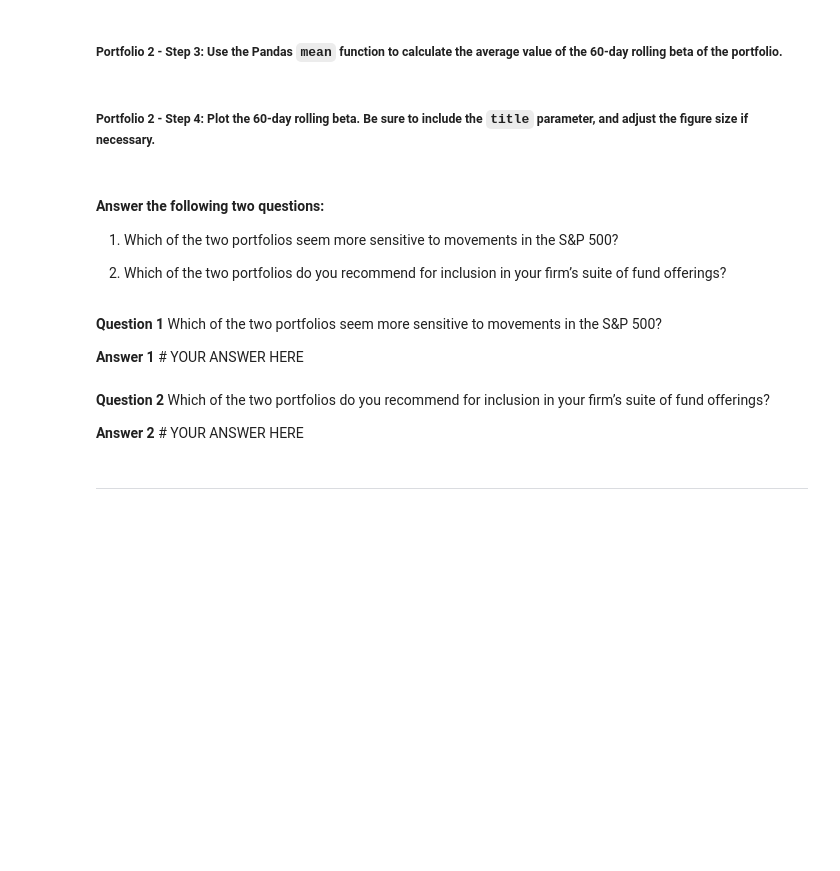
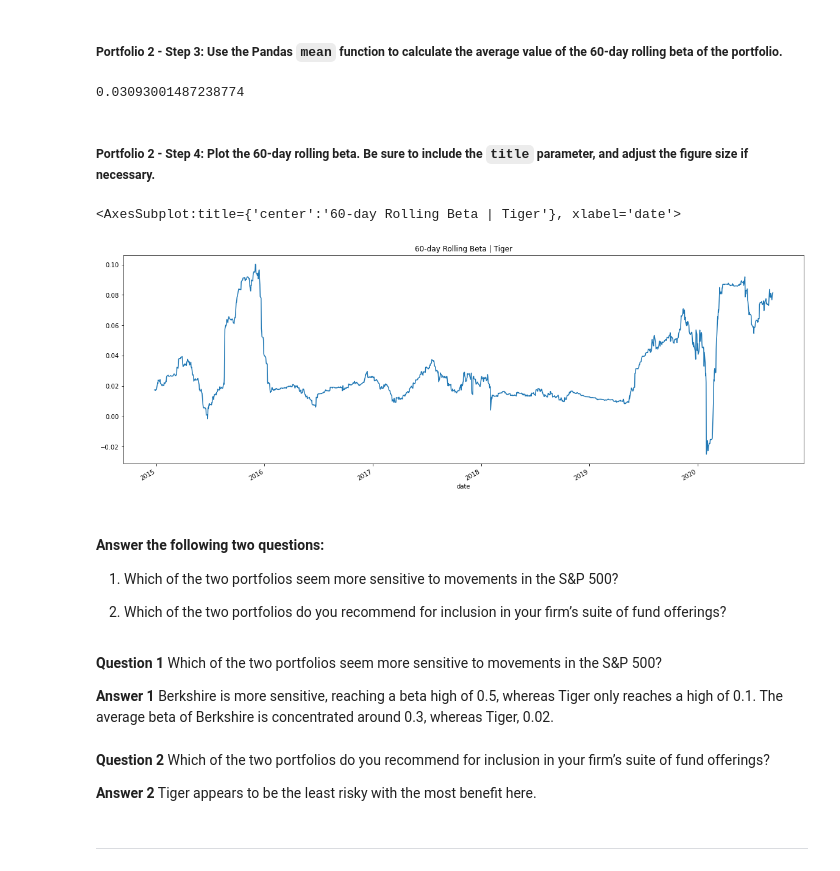
Before and after one commit to mmarovich/risk_and_return_app, a Jupyter notebook: risk_return_analysis.ipynb, the cells around one changed output. Drawn from its saved outputs; the diff is of its cells as text; code cells hidden in the pictures; blank space fills up the shorter version.

```diff
--- a/risk_return_analysis.ipynb
+++ b/risk_return_analysis.ipynb
@@ -452,4 +487,6 @@ Your analysis is nearing completion. Now, you need to evaluate how the portfolio
 # %%
 # Calculate the covariance using a 60-day rolling window
 # Review the last five rows of the covariance data
-# YOUR CODE HERE
+tiger_cov = whales_daily_returns["TIGER GLOBAL MANAGEMENT LLC"].rolling(window=60).cov(whales_daily_returns["S&P 500"])
+
+display(tiger_cov.tail())
@@ -458,4 +503,6 @@ Your analysis is nearing completion. Now, you need to evaluate how the portfolio
 # %%
 # Calculate the beta based on the 60-day rolling covariance compared to the market (S&P 500)
 # Review the last five rows of the beta information
-# YOUR CODE HERE
+tiger_beta = tiger_cov / market_variance
+
+display(tiger_beta.tail())
@@ -463,13 +518,18 @@ Your analysis is nearing completion. Now, you need to evaluate how the portfolio
 ##### Portfolio 2 - Step 3: Use the Pandas `mean` function to calculate the average value of the 60-day rolling beta of the portfolio.
 # %%
 # Calculate the average of the 60-day rolling beta
-# YOUR CODE HERE
+print(tiger_beta.mean())
+# %% [output]
+0.03093001487238774
 # %% [markdown]
 ##### Portfolio 2 - Step 4: Plot the 60-day rolling beta. Be sure to include the `title` parameter, and adjust the figure size if necessary.
 # %%
 # Plot the rolling beta
 # Include a title parameter and adjust the figure size
-# YOUR CODE HERE
+tiger_beta.plot(figsize=(20,7), title="60-day Rolling Beta | Tiger")
+# %% [output]
+<AxesSubplot:title={'center':'60-day Rolling Beta | Tiger'}, xlabel='date'>
+[figure, added]
 # %% [markdown]
 #### Answer the following two questions:
 
@@ -479,10 +539,10 @@ Your analysis is nearing completion. Now, you need to evaluate how the portfolio
 # %% [markdown]
 **Question 1** Which of the two portfolios seem more sensitive to movements in the S&P 500?
 
-**Answer 1** # YOUR ANSWER HERE
+**Answer 1** Berkshire is more sensitive, reaching a beta high of 0.5, whereas Tiger only reaches a high of 0.1.  The average beta of Berkshire is concentrated around 0.3, whereas Tiger, 0.02.
 # %% [markdown]
 **Question 2** Which of the two portfolios do you recommend for inclusion in your firm’s suite of fund offerings?
 
-**Answer 2** # YOUR ANSWER HERE
+**Answer 2** Tiger appears to be the least risky with the most benefit here.
 # %% [markdown]
 ---
```
Also changed, not shown: parts of 7 cells of this notebook.
